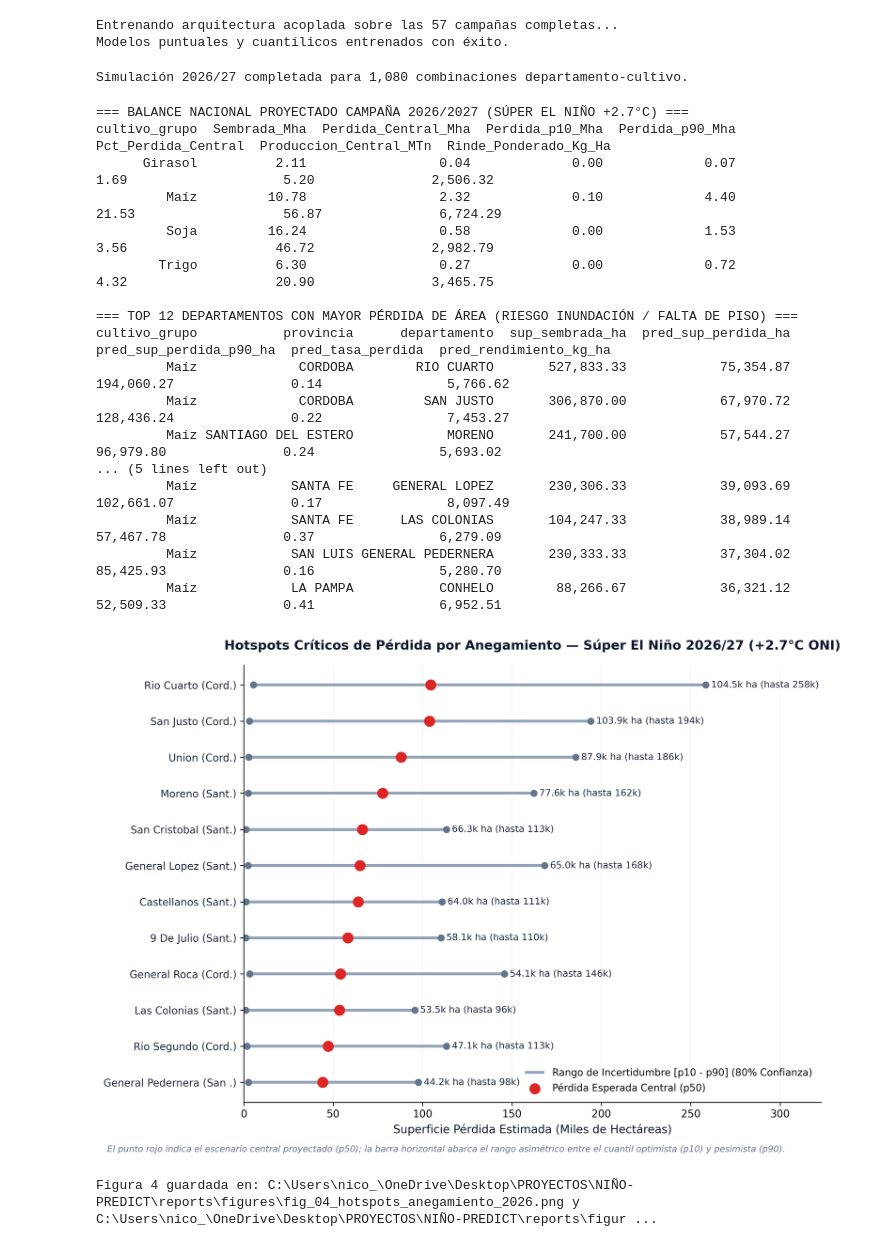
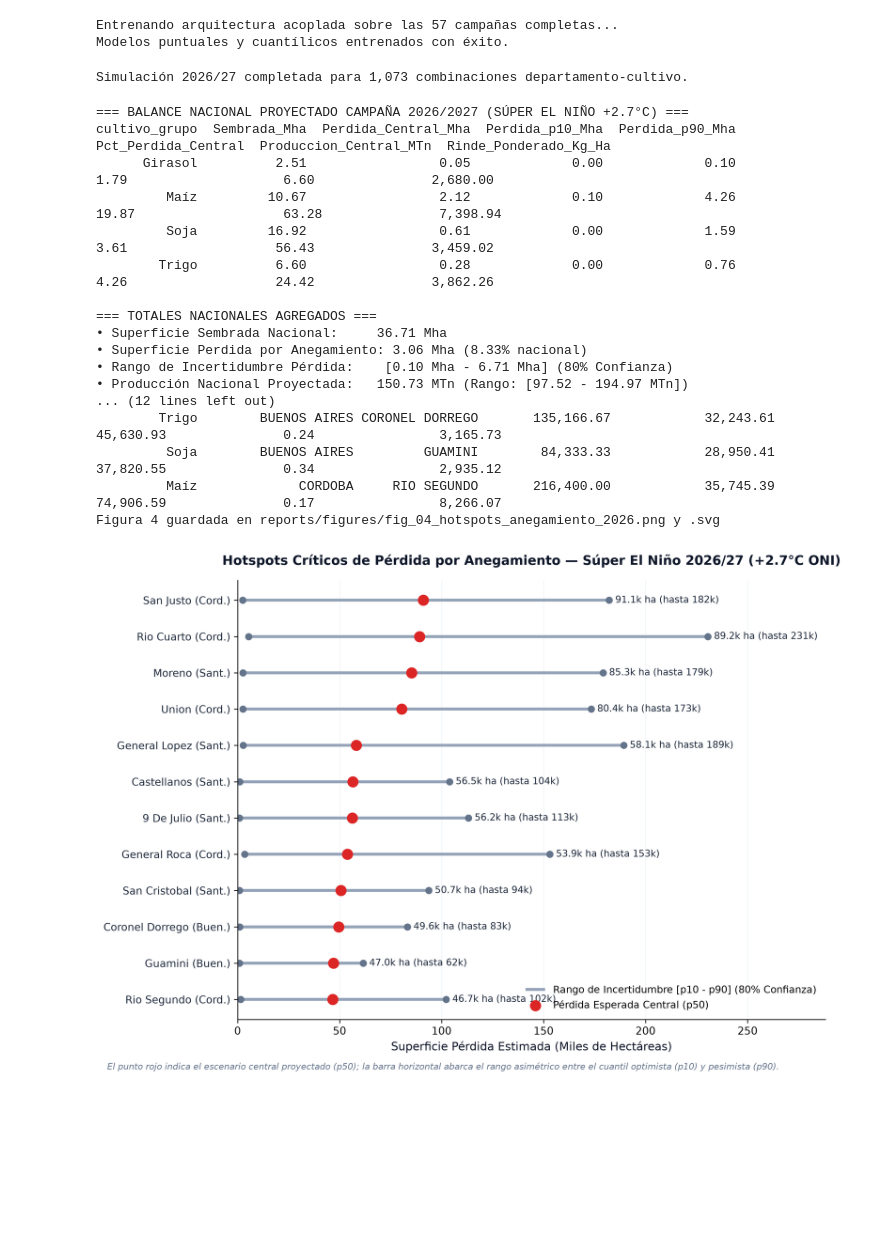
Before and after one commit to Nicocarello/nino-predict, a Jupyter notebook: notebooks/02_modelado_simulacion_super_nino.ipynb, the cells around one changed output. Saved outputs shown, nothing was run; the diff lists cells and outputs as text; code cells hidden in the pictures; blank space fills up the shorter version.

Commit message:
docs: align exact metrics across all notebooks, data, figures and README

```diff
--- a/notebooks/02_modelado_simulacion_super_nino.ipynb
+++ b/notebooks/02_modelado_simulacion_super_nino.ipynb
@@ -210,24 +196,27 @@ Modelos puntuales y cuantílicos entrenados con éxito.
 # =============================================================================
 # 6. SIMULACIÓN PROSPECTIVA SÚPER EL NIÑO 2026/2027 (+2.7°C ONI)
 # =============================================================================
-recent_years = [2021, 2022, 2023]
-df_recent = df_core[df_core['anio_inicio'].isin(recent_years)].copy()
-
+recientes = df_core[df_core['anio_inicio'] >= 2020].copy()
 df_2026 = (
-    df_recent.groupby(['id_provincia', 'provincia', 'id_departamento', 'departamento', 'cultivo_grupo'], as_index=False, observed=True)
+    recientes.sort_values('anio_inicio')
+    .groupby(['id_provincia', 'provincia', 'id_departamento', 'departamento', 'cultivo_grupo'], as_index=False, observed=True)
     .agg(
-        sup_sembrada_ha=('sup_sembrada_ha', 'mean'),
-        rendimiento_media_3c_previas=('rendimiento_kg_ha', 'mean')
+        sup_sembrada_ha=('sup_sembrada_ha', lambda s: s.tail(3).mean()),
+        rendimiento_media_3c_previas=('rendimiento_kg_ha', lambda s: s.tail(3).mean())
     )
 )
+df_2026 = df_2026[df_2026['sup_sembrada_ha'] > 100].copy()
+df_2026['campana'] = '2026/27'
+df_2026['anio_inicio'] = 2026
+df_2026['anio_fin'] = 2027
 
-df_2026['anio_inicio'] = 2026
-df_2026['oni_ventana_critica'] = 2.7
-df_2026['oni_lag_3m'] = 2.4
+es_trigo = df_2026['cultivo_grupo'].eq('Trigo')
+df_2026['oni_lag_3m'] = np.where(es_trigo, 2.50, 2.70)
+df_2026['oni_ventana_critica'] = np.where(es_trigo, 2.65, 2.35)
 df_2026['fase_enso'] = 'El Niño'
 
 for c in cat_cols:
-    df_2026[c] = df_2026[c].astype('category')
+    df_2026[c] = pd.Categorical(df_2026[c], categories=train_data[c].cat.categories)
 
 # Inferencia de Rendimientos (kg/ha)
 df_2026['pred_rendimiento_kg_ha'] = np.maximum(0.0, model_yield.predict(df_2026[features]))
@@ -240,8 +229,9 @@ df_2026['pred_tasa_perdida_p10'] = np.clip(model_loss_p10.predict(df_2026[featur
 df_2026['pred_tasa_perdida_p90'] = np.clip(model_loss_p90.predict(df_2026[features]), 0.0, 1.0)
 
 # Acoplamiento Físico Agronómico
-df_2026['pred_sup_cosechada_ha'] = df_2026['sup_sembrada_ha'] * (1.0 - df_2026['pred_tasa_perdida'])
-df_2026['pred_sup_perdida_ha'] = df_2026['sup_sembrada_ha'] * df_2026['pred_tasa_perdida']
+df_2026['pred_pct_cosecha'] = 1.0 - df_2026['pred_tasa_perdida']
+df_2026['pred_sup_cosechada_ha'] = df_2026['sup_sembrada_ha'] * df_2026['pred_pct_cosecha']
+df_2026['pred_sup_perdida_ha'] = df_2026['sup_sembrada_ha'] - df_2026['pred_sup_cosechada_ha']
 
 df_2026['pred_sup_perdida_p10_ha'] = df_2026['sup_sembrada_ha'] * df_2026['pred_tasa_perdida_p10']
 df_2026['pred_sup_perdida_p90_ha'] = df_2026['sup_sembrada_ha'] * df_2026['pred_tasa_perdida_p90']
@@ -253,7 +243,7 @@ df_2026['pred_produccion_p90_tn'] = (df_2026['sup_sembrada_ha'] * (1.0 - df_2026
 df_2026['cde'] = df_2026.apply(lambda r: f"{int(r['id_provincia']):02d}{int(r['id_departamento']):03d}", axis=1)
 print(f'Simulación 2026/27 completada para {len(df_2026):,} combinaciones departamento-cultivo.')
 # %% [output]
-Simulación 2026/27 completada para 1,080 combinaciones departamento-cultivo.
+Simulación 2026/27 completada para 1,073 combinaciones departamento-cultivo.
 # %%
 # =============================================================================
 # 7. BALANCE NACIONAL PROYECTADO E INTERVALOS DE CONFIANZA AL 80%
@@ -277,6 +267,20 @@ tabla_nacional['Pct_Perdida_Central'] = (tabla_nacional['Perdida_Central_Mha'] /
 print('=== BALANCE NACIONAL PROYECTADO CAMPAÑA 2026/2027 (SÚPER EL NIÑO +2.7°C) ===')
 with pd.option_context('display.float_format', lambda v: f'{v:,.2f}'):
     print(tabla_nacional[['cultivo_grupo', 'Sembrada_Mha', 'Perdida_Central_Mha', 'Perdida_p10_Mha', 'Perdida_p90_Mha', 'Pct_Perdida_Central', 'Produccion_Central_MTn', 'Rinde_Ponderado_Kg_Ha']].to_string(index=False))
+
+sem_tot = df_2026['sup_sembrada_ha'].sum() / 1e6
+perd_tot = df_2026['pred_sup_perdida_ha'].sum() / 1e6
+perd_p10 = df_2026['pred_sup_perdida_p10_ha'].sum() / 1e6
+perd_p90 = df_2026['pred_sup_perdida_p90_ha'].sum() / 1e6
+prod_tot = df_2026['pred_produccion_tn'].sum() / 1e6
+prod_p10 = df_2026['pred_produccion_p10_tn'].sum() / 1e6
+prod_p90 = df_2026['pred_produccion_p90_tn'].sum() / 1e6
+
+print('\n=== TOTALES NACIONALES AGREGADOS ===')
+print(f'• Superficie Sembrada Nacional:     {sem_tot:.2f} Mha')
+print(f'• Superficie Perdida por Anegamiento: {perd_tot:.2f} Mha ({(perd_tot/sem_tot)*100:.2f}% nacional)')
+print(f'• Rango de Incertidumbre Pérdida:    [{perd_p10:.2f} Mha - {perd_p90:.2f} Mha] (80% Confianza)')
+print(f'• Producción Nacional Proyectada:   {prod_tot:.2f} MTn (Rango: [{prod_p10:.2f} - {prod_p90:.2f} MTn])')
 
 # Top 12 Departamentos con Mayor Superficie en Riesgo
 top_riesgo = (
@@ -303,50 +307,49 @@ labels = [f"{d.title()} ({p[:4].title()}.)" for d, p in zip(top12_agg['departame
 ax.hlines(y=y_pos, xmin=top12_agg['p10'] / 1e3, xmax=top12_agg['p90'] / 1e3, color='#94a3b8', linewidth=2.8, label='Rango de Incertidumbre [p10 - p90] (80% Confianza)')
 ax.scatter(top12_agg['p10'] / 1e3, y_pos, color='#64748b', s=35, zorder=2)
 ax.scatter(top12_agg['p90'] / 1e3, y_pos, color='#64748b', s=35, zorder=2)
 ax.scatter(top12_agg['p50'] / 1e3, y_pos, color='#dc2626', s=95, zorder=3, label='Pérdida Esperada Central (p50)')
 
 for i, (p50_v, p90_v) in enumerate(zip(top12_agg['p50'], top12_agg['p90'])):
     ax.text(p90_v / 1e3 + 3.0, i, f"{p50_v/1e3:.1f}k ha (hasta {p90_v/1e3:.0f}k)", va='center', fontsize=9, color='#1e293b', fontweight='medium')
 
 ax.set_yticks(y_pos)
 ax.set_yticklabels(labels, fontsize=10, fontweight='medium', color='#1e293b')
 ax.set_xlabel('Superficie Pérdida Estimada (Miles de Hectáreas)', fontweight='medium', fontsize=11, color='#0f172a')
 ax.set_xlim(0, max(top12_agg['p90'] / 1e3) * 1.25)
 ax.spines['top'].set_visible(False)
 ax.spines['right'].set_visible(False)
 ax.grid(axis='x', color='#f1f5f9', linestyle='-', linewidth=0.8)
 ax.legend(loc='lower right', frameon=False, fontsize=9.5)
 
 plt.title('Hotspots Críticos de Pérdida por Anegamiento — Súper El Niño 2026/27 (+2.7°C ONI)', fontweight='bold', fontsize=12.5, pad=15, color='#0f172a')
 fig.text(0.02, -0.01, 'El punto rojo indica el escenario central proyectado (p50); la barra horizontal abarca el rango asimétrico entre el cuantil optimista (p10) y pesimista (p90).', fontsize=8.5, color='#64748b', style='italic')
 plt.tight_layout()
 
 p4_png = fig_dir / 'fig_04_hotspots_anegamiento_2026.png'
 p4_svg = fig_dir / 'fig_04_hotspots_anegamiento_2026.svg'
 fig.savefig(p4_png, dpi=300, bbox_inches='tight', facecolor='white')
 fig.savefig(p4_svg, format='svg', bbox_inches='tight')
 plt.show()
-print(f'Figura 4 guardada en: {p4_png.resolve()} y {p4_svg.resolve()}')
+print(f'Figura 4 guardada en: {p4_png} y {p4_svg}')
 # %% [output]
 === BALANCE NACIONAL PROYECTADO CAMPAÑA 2026/2027 (SÚPER EL NIÑO +2.7°C) ===
 cultivo_grupo  Sembrada_Mha  Perdida_Central_Mha  Perdida_p10_Mha  Perdida_p90_Mha  Pct_Perdida_Central  Produccion_Central_MTn  Rinde_Ponderado_Kg_Ha
-      Girasol          2.11                 0.04             0.00             0.07                 1.69                    5.20               2,506.32
-         Maíz         10.78                 2.32             0.10             4.40                21.53                   56.87               6,724.29
-         Soja         16.24                 0.58             0.00             1.53                 3.56                   46.72               2,982.79
-        Trigo          6.30                 0.27             0.00             0.72                 4.32                   20.90               3,465.75
+      Girasol          2.51                 0.05             0.00             0.10                 1.79                    6.60               2,680.00
+         Maíz         10.67                 2.12             0.10             4.26                19.87                   63.28               7,398.94
+         Soja         16.92                 0.61             0.00             1.59                 3.61                   56.43               3,459.02
+        Trigo          6.60                 0.28             0.00             0.76                 4.26                   24.42               3,862.26
 
-=== TOP 12 DEPARTAMENTOS CON MAYOR PÉRDIDA DE ÁREA (RIESGO INUNDACIÓN / FALTA DE PISO) ===
-cultivo_grupo           provincia      departamento  sup_sembrada_ha  pred_sup_perdida_ha  pred_sup_perdida_p90_ha  pred_tasa_perdida  pred_rendimiento_kg_ha
-         Maíz             CORDOBA        RIO CUARTO       527,833.33            75,354.87               194,060.27               0.14                5,766.62
-         Maíz             CORDOBA         SAN JUSTO       306,870.00            67,970.72               128,436.24               0.22                7,453.27
-         Maíz SANTIAGO DEL ESTERO            MORENO       241,700.00            57,544.27                96,979.80               0.24                5,693.02
-... (5 lines left out)
-         Maíz            SANTA FE     GENERAL LOPEZ       230,306.33            39,093.69               102,661.07               0.17                8,097.49
-         Maíz            SANTA FE      LAS COLONIAS       104,247.33            38,989.14                57,467.78               0.37                6,279.09
-         Maíz            SAN LUIS GENERAL PEDERNERA       230,333.33            37,304.02                85,425.93               0.16                5,280.70
-         Maíz            LA PAMPA           CONHELO        88,266.67            36,321.12                52,509.33               0.41                6,952.51
+=== TOTALES NACIONALES AGREGADOS ===
+• Superficie Sembrada Nacional:     36.71 Mha
+• Superficie Perdida por Anegamiento: 3.06 Mha (8.33% nacional)
+• Rango de Incertidumbre Pérdida:    [0.10 Mha - 6.71 Mha] (80% Confianza)
+• Producción Nacional Proyectada:   150.73 MTn (Rango: [97.52 - 194.97 MTn])
+... (12 lines left out)
+        Trigo        BUENOS AIRES CORONEL DORREGO       135,166.67            32,243.61                45,630.93               0.24                3,165.73
+         Soja        BUENOS AIRES         GUAMINI        84,333.33            28,950.41                37,820.55               0.34                2,935.12
+         Maíz             CORDOBA     RIO SEGUNDO       216,400.00            35,745.39                74,906.59               0.17                8,266.07
+Figura 4 guardada en reports/figures/fig_04_hotspots_anegamiento_2026.png y .svg
-[figure, old version]
+[figure, new version]
-Figura 4 guardada en: C:\Users\nico_\OneDrive\Desktop\PROYECTOS\NIÑO-PREDICT\reports\figures\fig_04_hotspots_anegamiento_2026.png y C:\Users\nico_\OneDrive\Desktop\PROYECTOS\NIÑO-PREDICT\reports\figur ...
 # %%
 # =============================================================================
 # 8. EXPORTACIÓN PARA EL MAPA INTERACTIVO Y DASHBOARDS (WFS INDEC)
```
Also changed, not shown: parts of 3 cells of this notebook, 13 other files.
